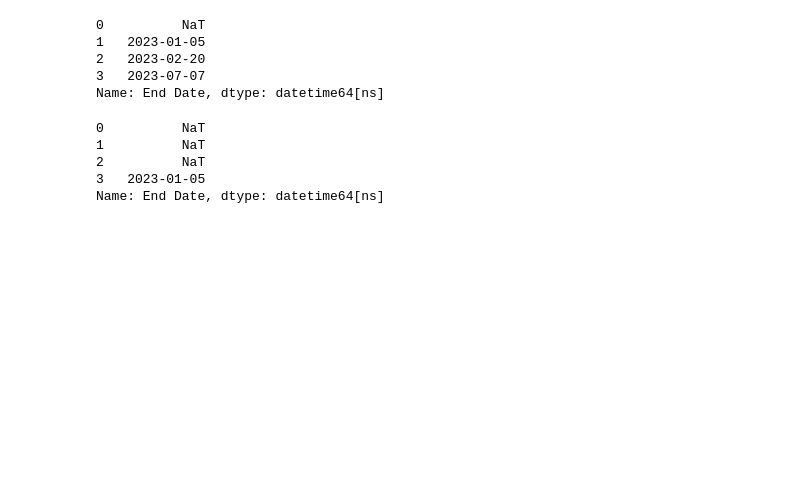
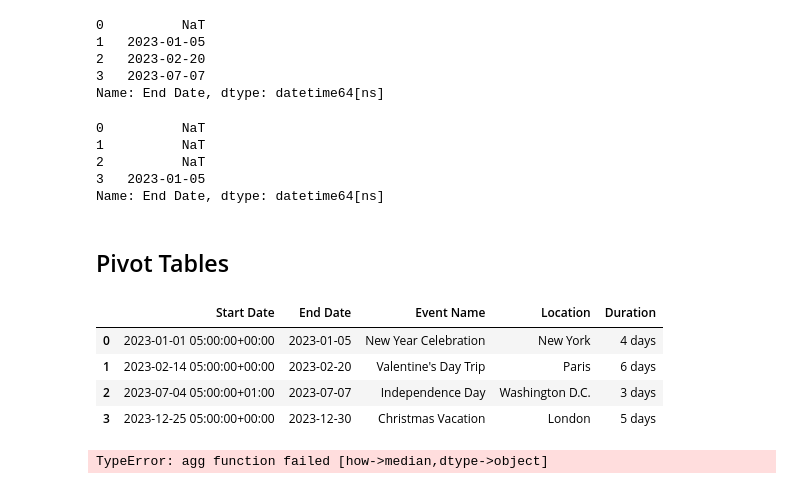
Before and after one commit to bodhichristian/python-basics, a Jupyter notebook: pandas/pandas.ipynb, the cells around one changed output. Saved outputs shown, nothing was run; the diff lists cells and outputs as text; code cells hidden in the pictures; blank space fills up the shorter version.

```diff
--- a/pandas/pandas.ipynb
+++ b/pandas/pandas.ipynb
@@ -668,3 +668,18 @@ holidays['End Date'].shift(3)
 2          NaT
 3   2023-01-05
 Name: End Date, dtype: datetime64[ns]
+# %% [markdown]
+## Pivot Tables
+# %%
+import numpy as np
+holidays
+# %% [output]
+|  | Start Date | End Date | Event Name | Location | Duration |
+| 0 | 2023-01-01 05:00:00+00:00 | 2023-01-05 | New Year Celebration | New York | 4 days |
+| 1 | 2023-02-14 05:00:00+00:00 | 2023-02-20 | Valentine's Day Trip | Paris | 6 days |
+| 2 | 2023-07-04 05:00:00+01:00 | 2023-07-07 | Independence Day | Washington D.C. | 3 days |
+| 3 | 2023-12-25 05:00:00+00:00 | 2023-12-30 | Christmas Vacation | London | 5 days |
+# %%
+holidays.pivot_table(values = 'Event Name', index='Duration', aggfunc=np.median)
+# %% [output]
+TypeError: agg function failed [how->median,dtype->object]
```
Also changed, not shown: parts of 1 cell of this notebook, 3 other files.
